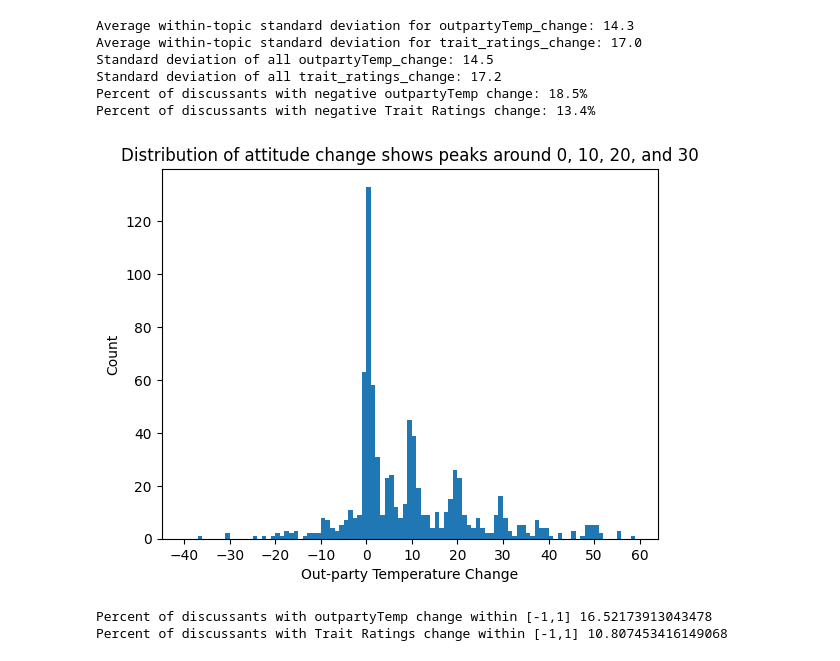
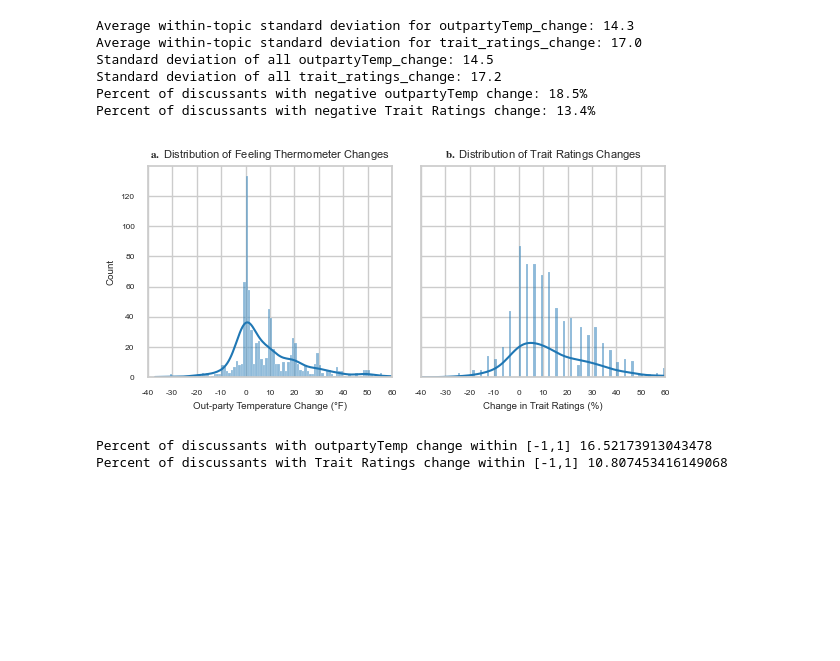
Before and after one commit to Watts-Lab/topic_choice, a Jupyter notebook: analyze_study_data.ipynb, the cells around one changed output. Cells and saved outputs as stored; diff of their text form; code cells hidden in the pictures; blank space fills up the shorter version.

```diff
--- a/analyze_study_data.ipynb
+++ b/analyze_study_data.ipynb
@@ -368,15 +888,61 @@ Standard deviation of all outpartyTemp_change: 14.5
 Standard deviation of all trait_ratings_change: 17.2
 Percent of discussants with negative outpartyTemp change: 18.5%
 Percent of discussants with negative Trait Ratings change: 13.4%
-# %%
-plt.hist(data['outpartyTemp_change'], bins=range(-40,60,1))
-plt.title('Distribution of attitude change shows peaks around 0, 10, 20, and 30')
-plt.xlabel('Out-party Temperature Change')
-plt.xticks(np.arange(-40, 61, 10))
-plt.ylabel('Count')
-plt.savefig('fig_histogram_outpartyTemp_change.pdf', format='pdf')
-# %% [output]
-[figure, removed]
+# %%
+import matplotlib.pyplot as plt
+import seaborn as sns
+import numpy as np
+
+# Set your plotting style
+sns.set(style='whitegrid')
+
+# Set up the figure and axes
+fig, axes = plt.subplots(1, 2, figsize=(6, 3), sharey=True)
+
+# Plot A: Out-party Temperature Change
+sns.histplot(
+    data['outpartyTemp_change'],
+    bins=range(-40, 61, 1),
+    kde=True,
+    ax=axes[0],
+    color='tab:blue',
+    edgecolor=None
+)
+# axes[0].set_title('Feeling Thermometer Change')
+axes[0].set_title(r'$\mathbf{a.}$ Distribution of Feeling Thermometer Changes', fontsize=8)
+axes[0].set_xlabel('Out-party Temperature Change (°F)', fontsize=7)
+axes[0].set_ylabel('Count', fontsize=7)
+axes[0].set_xticks(np.arange(-40, 61, 10))
+axes[0].set_xticklabels(np.arange(-40, 61, 10), fontsize=6)
+axes[0].set_xlim(-40, 60)
+# axes[0].set_ylim(0, 100)
+axes[0].set_yticks(np.arange(0, 121, 20))
+axes[0].set_yticklabels(np.arange(0, 121, 20), fontsize=6)
+
+
+# Plot B: Trait Ratings Change (%)
+sns.histplot(
+    data['trait_ratings_change_percent'],
+    bins=range(-40, 61, 1),
+    kde=True,
+    ax=axes[1],
+    color='tab:blue',
+    edgecolor=None
+)
+axes[1].set_title(r'$\mathbf{b.}$ Distribution of Trait Ratings Changes', fontsize=8)
+axes[1].set_xlabel('Change in Trait Ratings (%)', fontsize=7)
+axes[1].set_xticks(np.arange(-40, 61, 10))
+axes[1].set_xticklabels(np.arange(-40, 61, 10), fontsize=6)
+axes[1].set_xlim(-40, 60)
+
+
+
+# Tight layout and save
+plt.tight_layout()
+plt.savefig('fig_change_histograms_kde.pdf', format='pdf')
+plt.show()
+# %% [output]
+[figure, added]
 # %%
 print(f'Percent of discussants with outpartyTemp change within [-1,1] {100*data[(data["outpartyTemp_change"] < 1) & (data["outpartyTemp_change"] > -1)].shape[0] / data.shape[0]}')
 print(f'Percent of discussants with Trait Ratings change within [-1,1] {100*data[(data["trait_ratings_change"] < .03) & (data["trait_ratings_change"] > -.03)].shape[0] / data.shape[0]}')
```
Also changed, not shown: parts of 50 cells of this notebook, 11 other files.
